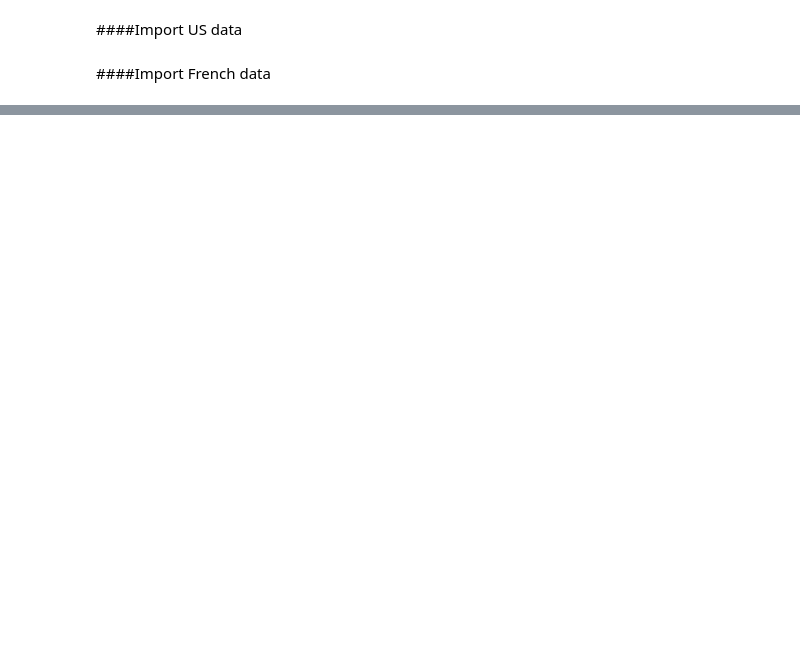
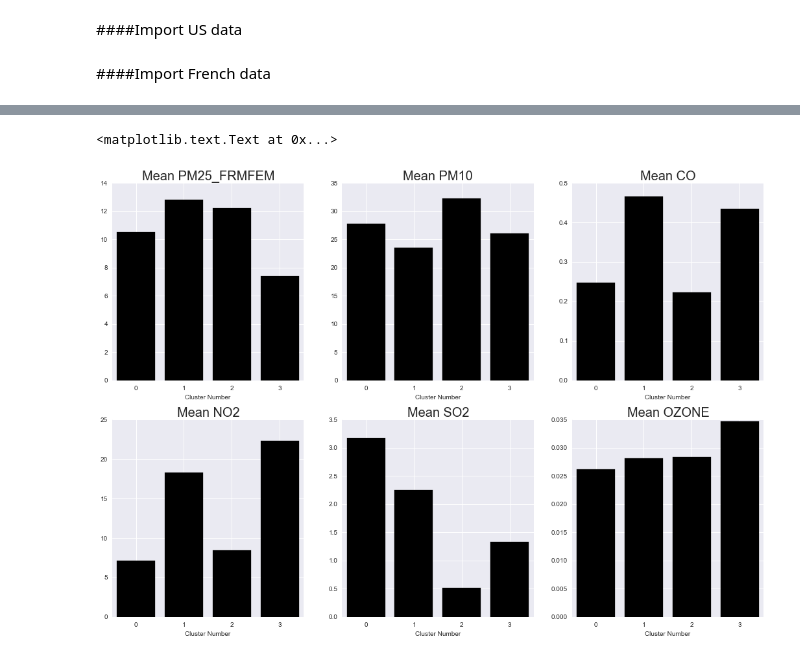
Before and after one commit to mchaffin17/AirPollutionFinalProject, a Jupyter notebook: UnsupervisedLearning_pt2.ipynb, the cells around one changed output, grey strips where cells are left out. Saved outputs shown, nothing was run; the diff lists cells and outputs as text; code cells hidden in the pictures; blank space fills up the shorter version.

Commit message:
US clusters

```diff
--- a/UnsupervisedLearning_pt2.ipynb
+++ b/UnsupervisedLearning_pt2.ipynb
@@ -153,0 +109,6 @@ if french_clusts[]
+# %%
+#for 4 pollutants
+us_year_p4['Cluster'] = 0
+for x in range(len(us_year_p4)):
+    knn_clust = response(neighbors(clusters, us_year_p4.iloc[x,:], k=5))
+    us_year_p4['Cluster'][x] = knn_clust
@@ -153,0 +119,6 @@ if french_clusts[]
+# %%
+#same for 5 pollutants
+us_year_p5['Cluster'] = 0
+for x in range(len(us_year_p5)):
+    knn_clust = response(neighbors(clusters, us_year_p5.iloc[x,:], k=5))
+    us_year_p5['Cluster'][x] = knn_clust
@@ -153,0 +131,6 @@ if french_clusts[]
+# %%
+us_year_p5['CBSA'] = us_year_p5.index
+us_year_p4['CBSA'] = us_year_p4.index
+allclusters = pd.concat([clusters, us_year_p4, us_year_p5])
+# %%
+allclusters = allclusters.reset_index(drop = True)
@@ -153,0 +180,41 @@ if french_clusts[]
+# %%
+fig = plt.figure(figsize=(18,12))
+names=['0','1','2','3']
+plt.subplot(2, 3, 1)
+plt.bar(means['Cluster'],means['Mean_PM25_FRMFEM'],color='black',align='center')
+plt.title('Mean PM25_FRMFEM',fontsize=20)
+plt.xticks(means['Cluster'], names,horizontalalignment='center')
+plt.xlabel('Cluster Number',horizontalalignment='center',fontsize=10)
+
+plt.subplot(2, 3, 2)
+plt.bar(means['Cluster'],means['Mean_PM10'],color='black',align='center')
+plt.title('Mean PM10',fontsize=20)
+plt.xticks(means['Cluster'], names,horizontalalignment='center')
+plt.xlabel('Cluster Number',horizontalalignment='center',fontsize=10)
+
+plt.subplot(2, 3, 3)
+plt.bar(means['Cluster'],means['Mean_CO'],color='black',align='center')
+plt.title('Mean CO',fontsize=20)
+plt.xticks(means['Cluster'], names,horizontalalignment='center')
+plt.xlabel('Cluster Number',horizontalalignment='center',fontsize=10)
+
+plt.subplot(2, 3, 4)
+plt.bar(means['Cluster'],means['Mean_NO2'],color='black',align='center')
+plt.title('Mean NO2',fontsize=20)
+plt.xticks(means['Cluster'], names,horizontalalignment='center')
+plt.xlabel('Cluster Number',horizontalalignment='center',fontsize=10)
+
+plt.subplot(2, 3, 5)
+plt.bar(means['Cluster'],means['Mean_SO2'],color='black',align='center')
+plt.title('Mean SO2',fontsize=20)
+plt.xticks(means['Cluster'], names,horizontalalignment='center')
+plt.xlabel('Cluster Number',horizontalalignment='center',fontsize=10)
+
+plt.subplot(2, 3, 6)
+plt.bar(means['Cluster'],means['Mean_OZONE'],color='black',align='center')
+plt.title('Mean OZONE',fontsize=20)
+plt.xticks(means['Cluster'], names,horizontalalignment='center')
+plt.xlabel('Cluster Number',horizontalalignment='center',fontsize=10)
+# %% [output]
+<matplotlib.text.Text at 0x...>
+[figure, added]
```
Also changed, not shown: parts of 58 cells of this notebook, 1 other file.
